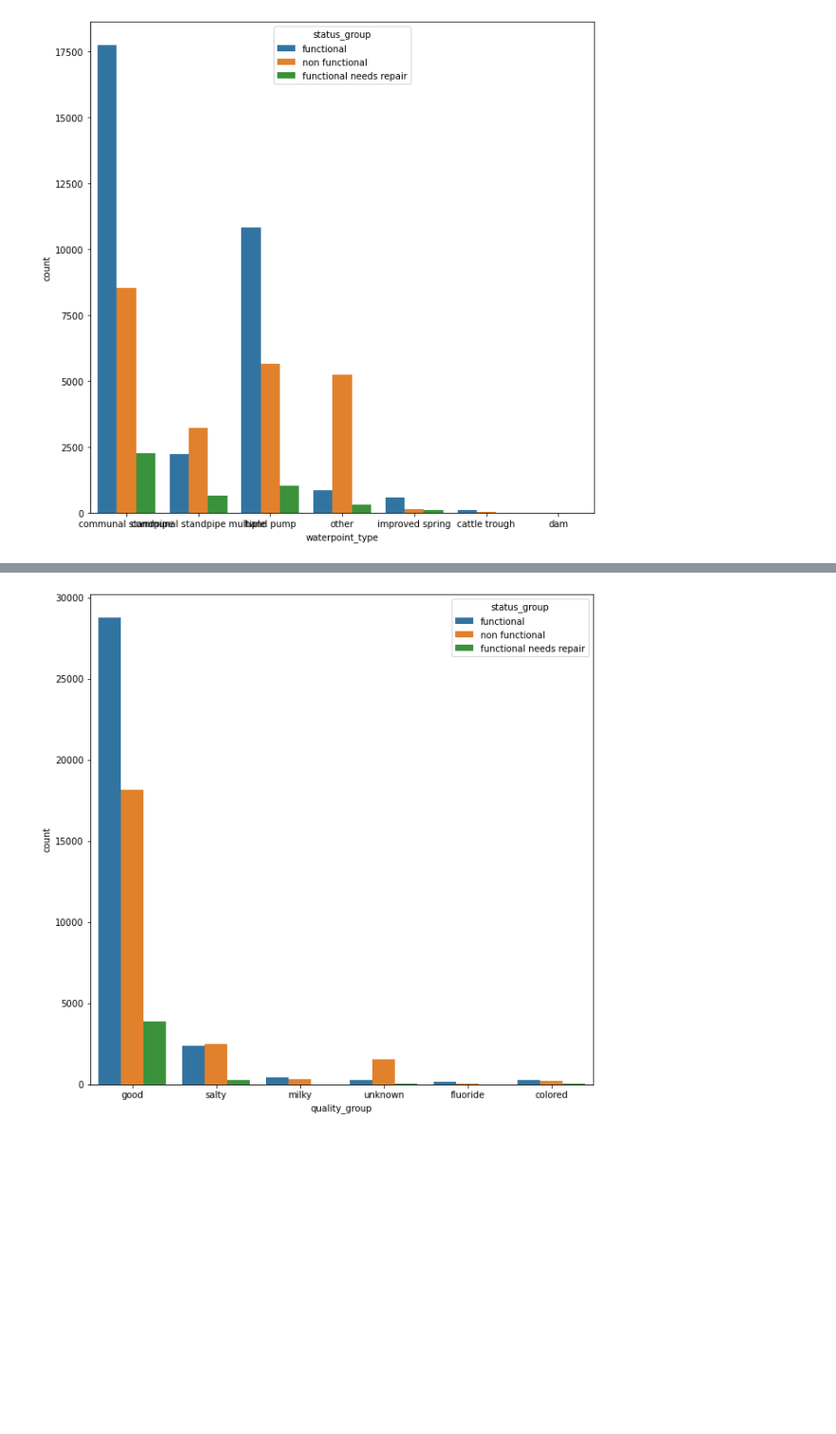
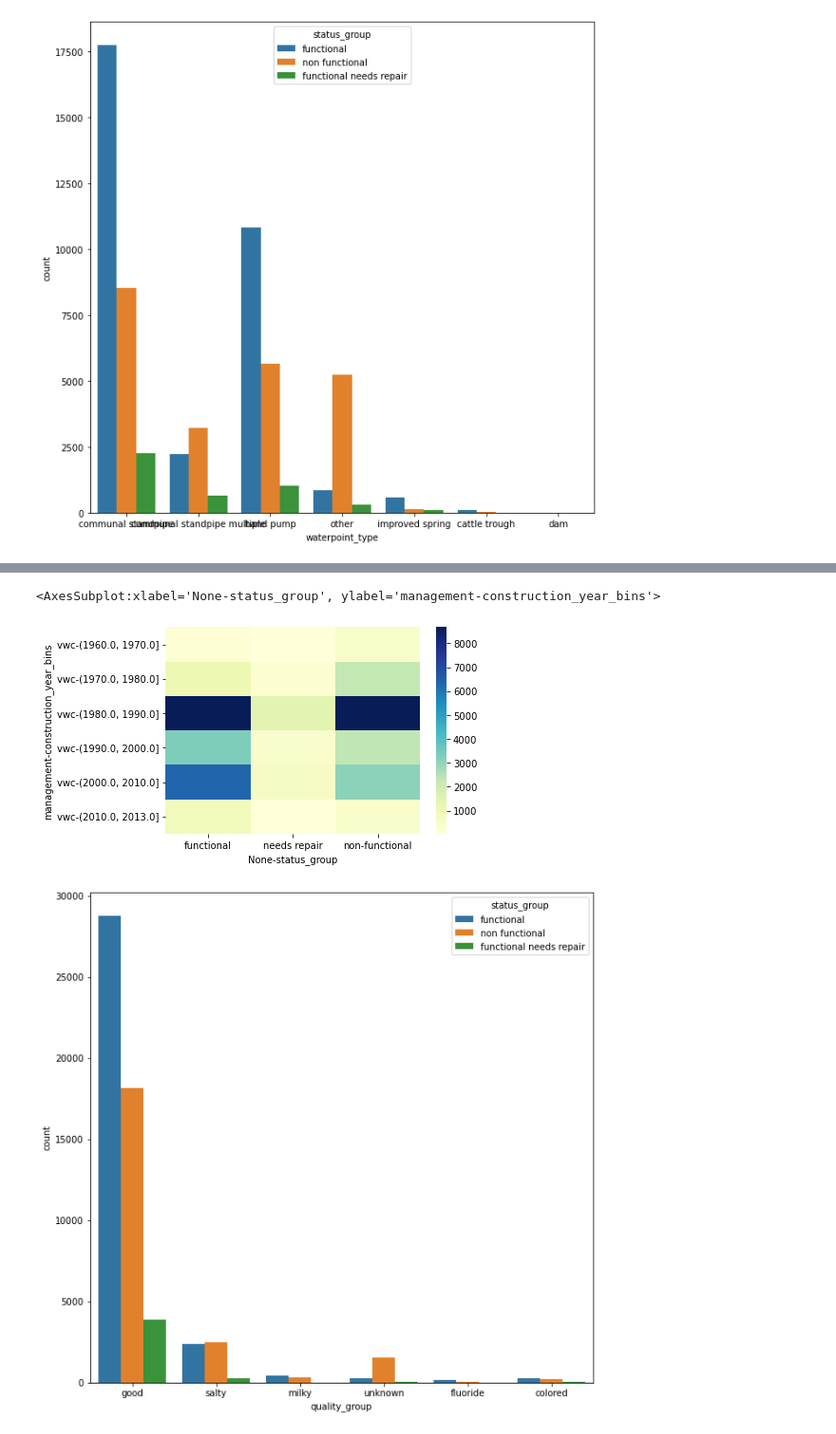
Before and after one commit to OlgertHasko/Tanzanian-Water-Wells, a Jupyter notebook: Madoria's Journal.ipynb, the cells around one changed output, grey strips where cells are left out. Shown at 95% size. Cells and saved outputs as stored; diff of their text form; code cells hidden in the pictures; blank space fills up the shorter version.

```diff
--- a/Madoria's Journal.ipynb
+++ b/Madoria's Journal.ipynb
@@ -258,3 +259,8 @@ pivoted_df.loc[['vwc'], :]
+# %%
+sns.heatmap(pivoted_df.loc[['vwc'], :], xticklabels= ['functional', 'needs repair', 'non-functional'], cmap='YlGnBu')
+# %% [output]
+<AxesSubplot:xlabel='None-status_group', ylabel='management-construction_year_bins'>
+[figure, added]
 # %%
 plt.figure(figsize=(10, 10))
 sns.countplot(x=train_clean['quality_group'], hue=train_clean['status_group']);
```
Also changed, not shown: parts of 2 cells of this notebook.
